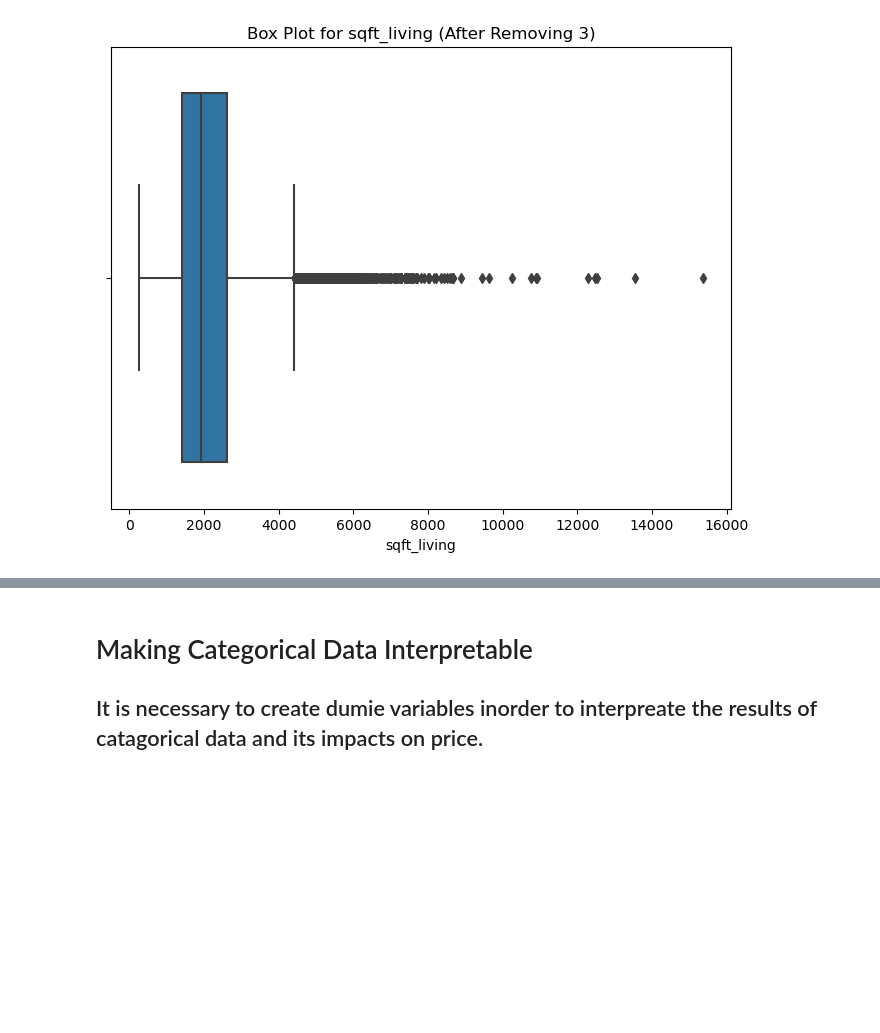
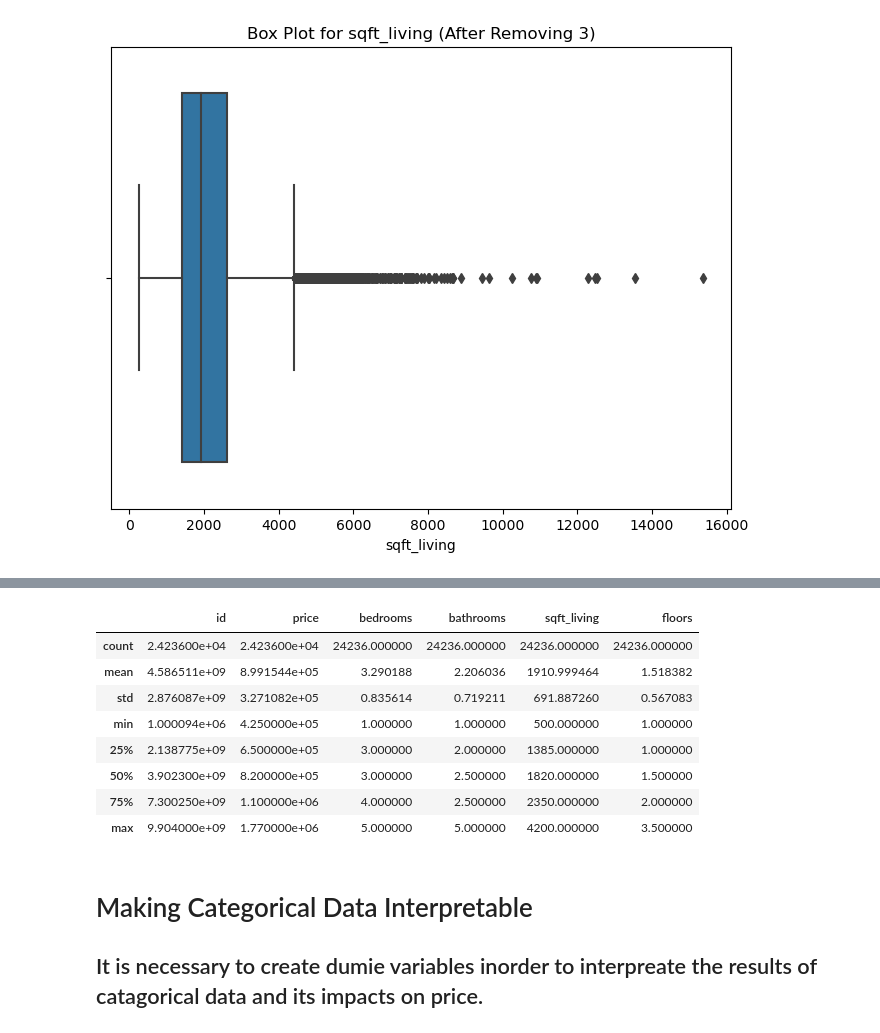
Before and after one commit to jguzzo522/project2house, a Jupyter notebook: housepj2.ipynb, the cells around one changed output, grey strips where cells are left out. Cells and saved outputs as stored; diff of their text form; code cells hidden in the pictures; blank space fills up the shorter version.

```diff
--- a/housepj2.ipynb
+++ b/housepj2.ipynb
@@ -315,3 +399,16 @@ df_cleaned = df_cleaned[(df_cleaned['floors'] >= 1) & (df_cleaned['floors'] <= 3
+# %%
+#descriptive statistics
+df_cleaned.describe()
+# %% [output]
+|  | id | price | bedrooms | bathrooms | sqft_living | floors |
+| count | 2.423600e+04 | 2.423600e+04 | 24236.000000 | 24236.000000 | 24236.000000 | 24236.000000 |
+| mean | 4.586511e+09 | 8.991544e+05 | 3.290188 | 2.206036 | 1910.999464 | 1.518382 |
+| std | 2.876087e+09 | 3.271082e+05 | 0.835614 | 0.719211 | 691.887260 | 0.567083 |
+| min | 1.000094e+06 | 4.250000e+05 | 1.000000 | 1.000000 | 500.000000 | 1.000000 |
+| 25% | 2.138775e+09 | 6.500000e+05 | 3.000000 | 2.000000 | 1385.000000 | 1.000000 |
+| 50% | 3.902300e+09 | 8.200000e+05 | 3.000000 | 2.500000 | 1820.000000 | 1.500000 |
+| 75% | 7.300250e+09 | 1.100000e+06 | 4.000000 | 2.500000 | 2350.000000 | 2.000000 |
+| max | 9.904000e+09 | 1.770000e+06 | 5.000000 | 5.000000 | 4200.000000 | 3.500000 |
 # %% [markdown]
 # Making Categorical Data Interpretable
 ## It is necessary to create dumie variables inorder to interpreate the results of catagorical data and its impacts on price.
```
Also changed, not shown: parts of 35 cells of this notebook.
